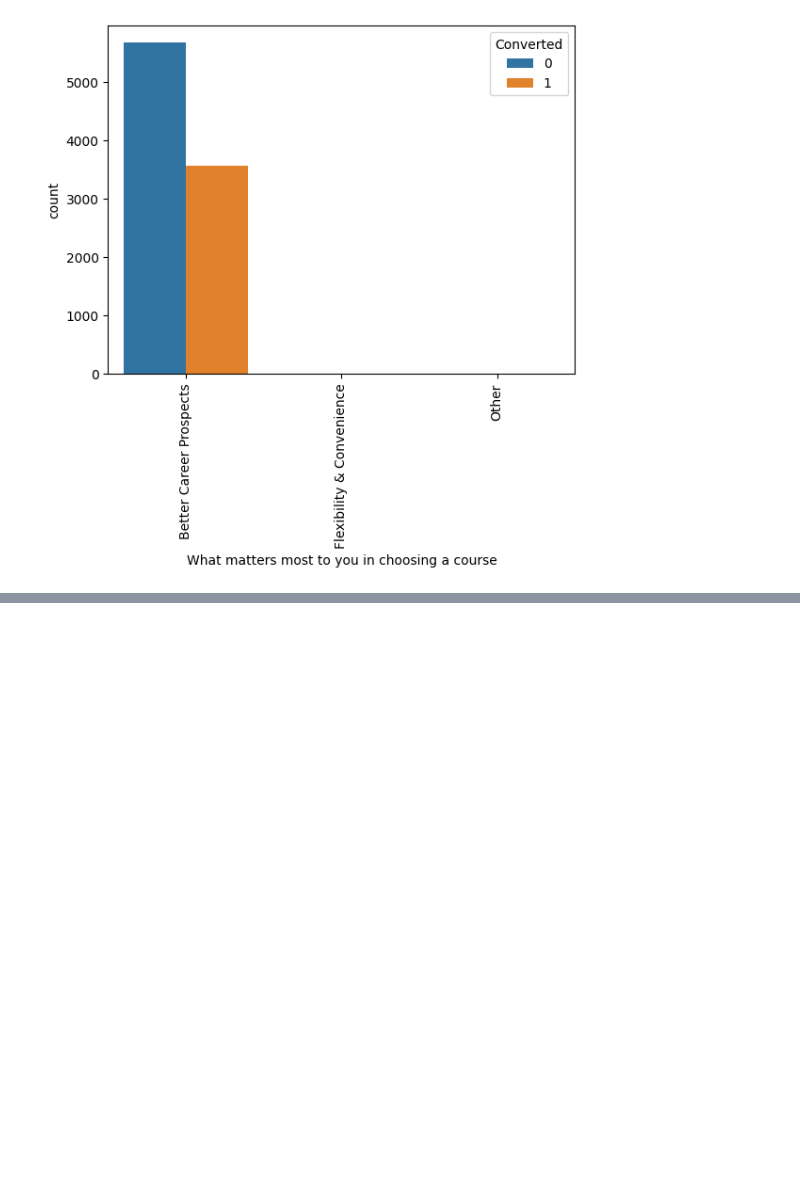
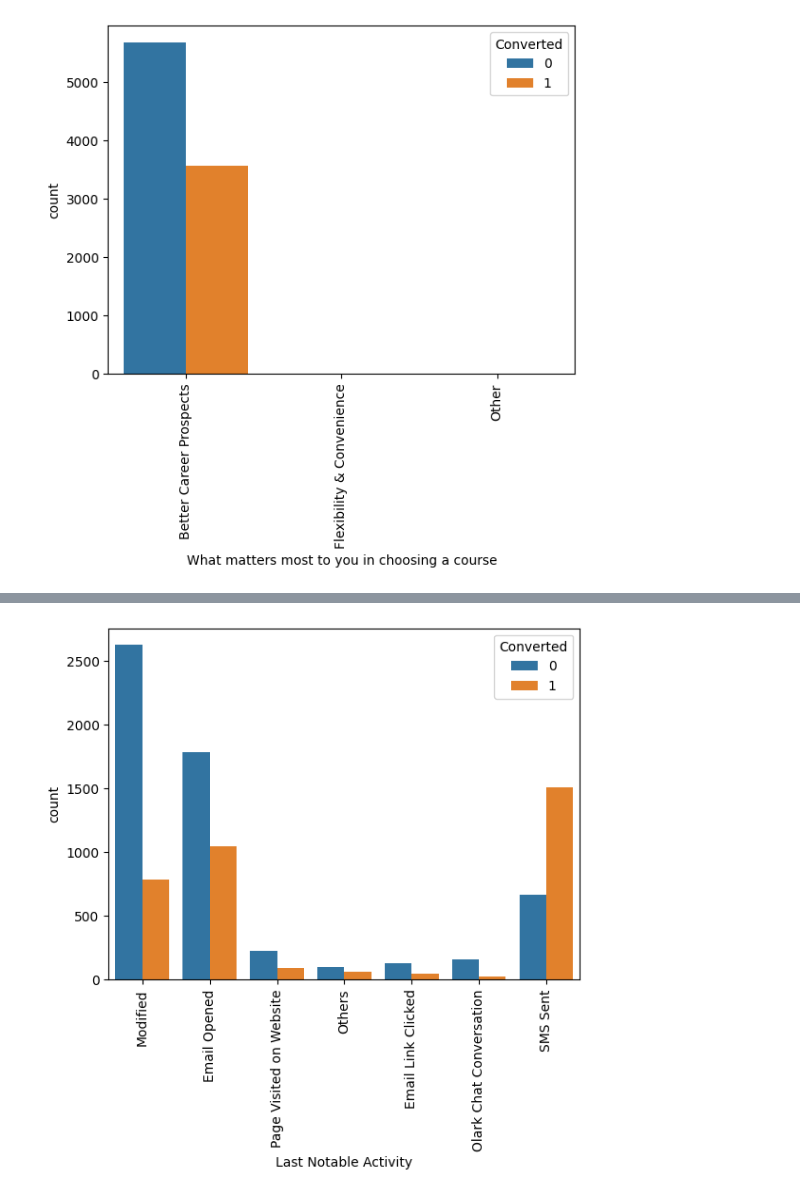
Before and after one commit to ritikamehra/LeadScoringCaseStudy, a Jupyter notebook: Lead_Scoring_Case_Study.ipynb, the cells around one changed output, grey strips where cells are left out. Saved outputs shown, nothing was run; the diff lists cells and outputs as text; code cells hidden in the pictures; blank space fills up the shorter version.

```diff
--- a/Lead_Scoring_Case_Study.ipynb
+++ b/Lead_Scoring_Case_Study.ipynb
@@ -550,0 +649,16 @@ plt.show()
+# %%
+# Combining low frequency values as Others
+
+leads['Last Notable Activity'] = leads['Last Notable Activity'].replace(['Email Bounced','Unsubscribed','Unreachable',
+                                                                         'Had a Phone Conversation','Email Marked Spam',
+                                                                         'Approached upfront','Resubscribed to emails',
+                                                                         'View in browser link Clicked','Form Submitted on Website',
+                                                                         'Email Received'],'Others')
+# %%
+# Visualizing Last Notable Activity column
+
+axs = sns.countplot(x="Last Notable Activity", hue="Converted",data = leads)
+axs.set_xticklabels(axs.get_xticklabels(),rotation=90)
+plt.show()
+# %% [output]
+[figure, added]
```
Also changed, not shown: parts of 138 cells of this notebook.
